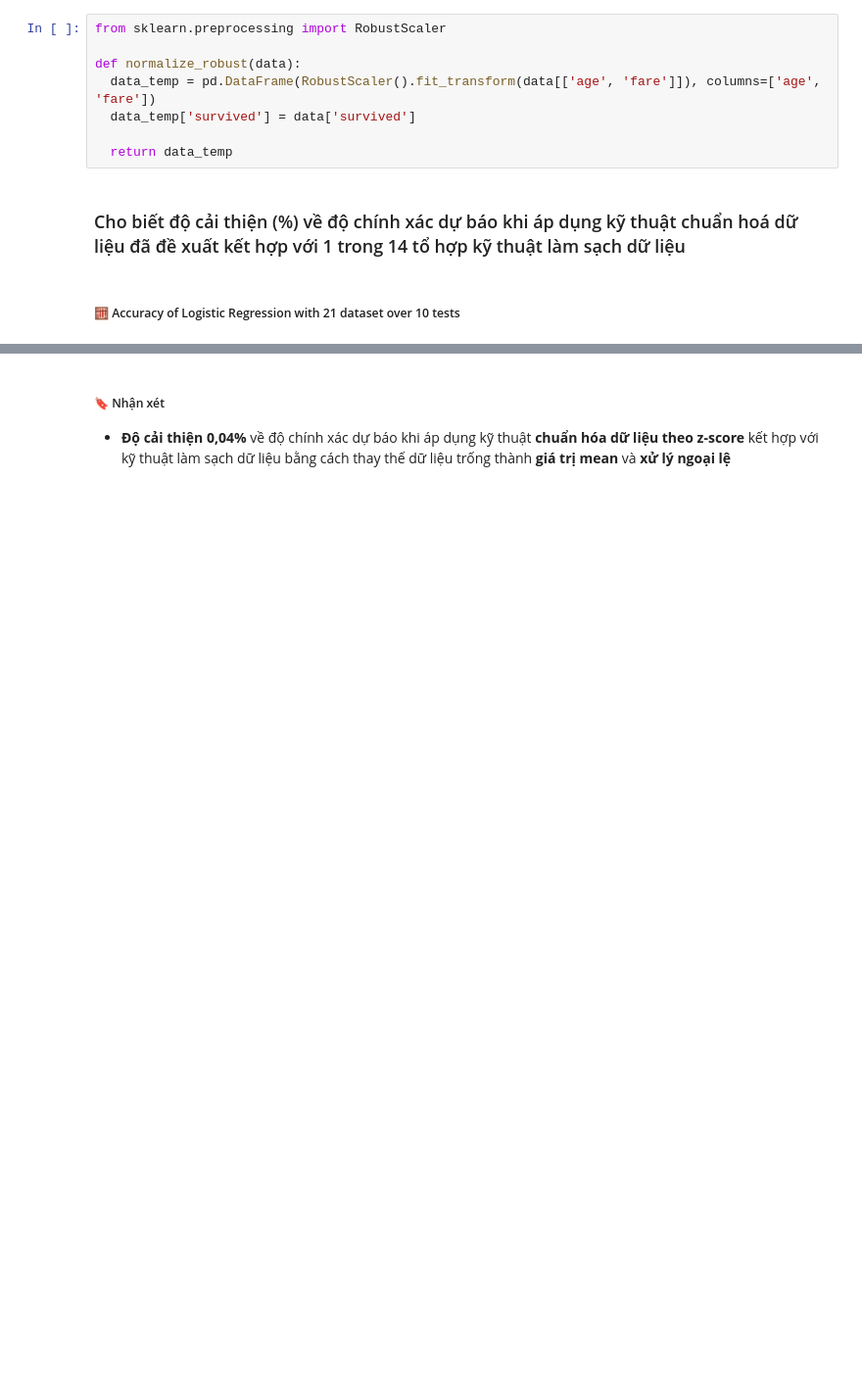
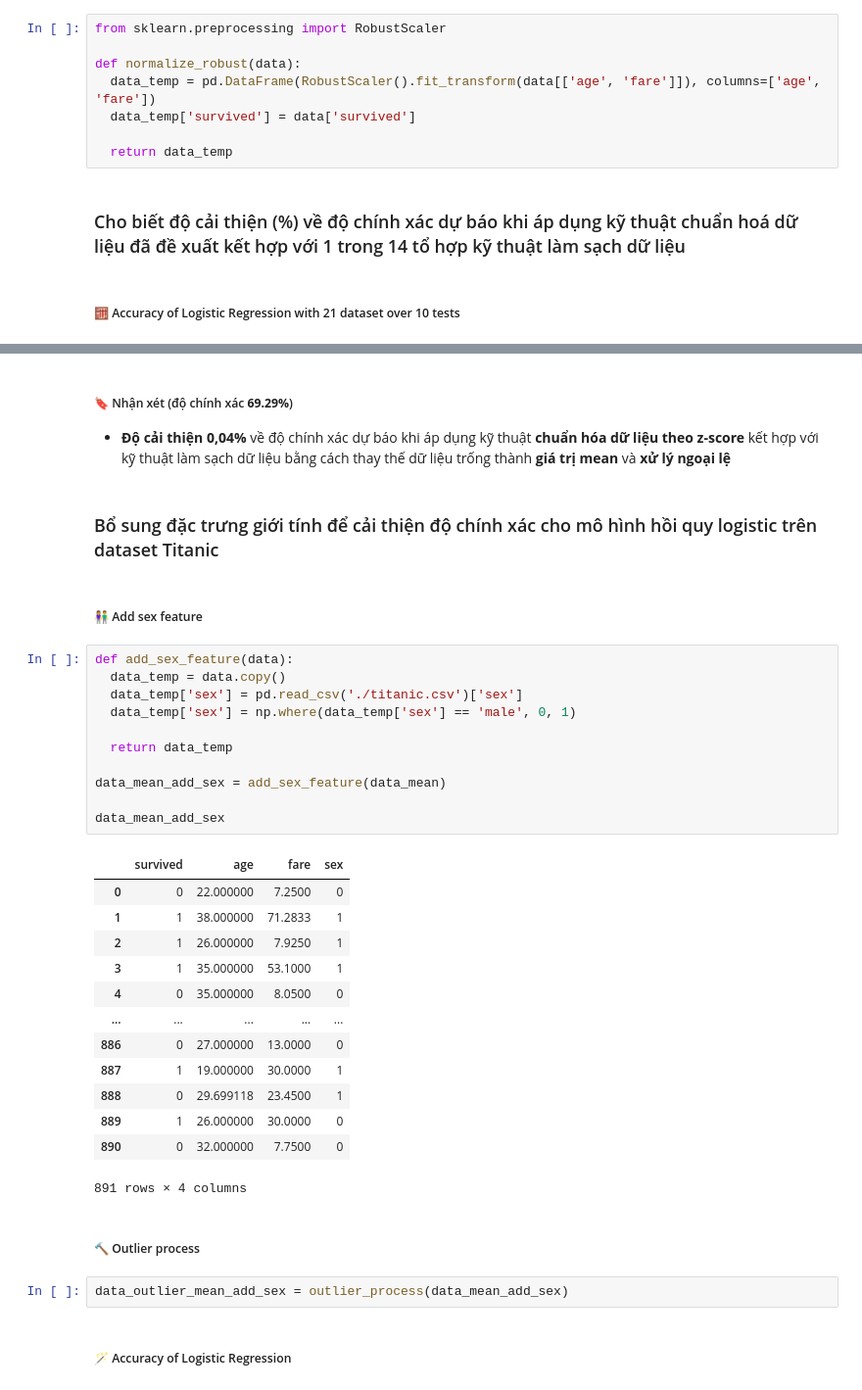
Before and after one commit to bongudth/titanic-data, a Jupyter notebook: 102190222-HuynhThiKhanhLinh.ipynb, the cells around one changed output, grey strips where cells are left out. Shown at 98% size. Drawn from its saved outputs; the diff is of its cells as text; blank space fills up the shorter version.

```diff
--- a/102190222-HuynhThiKhanhLinh.ipynb
+++ b/102190222-HuynhThiKhanhLinh.ipynb
@@ -356,3 +349,38 @@ pd.DataFrame({
 # %% [markdown]
-##### 🔖 Nhận xét
+##### 🔖 Nhận xét (độ chính xác **69.29%**)
 * **Độ cải thiện 0,04%** về độ chính xác dự báo khi áp dụng kỹ thuật **chuẩn hóa dữ liệu theo z-score** kết hợp với kỹ thuật làm sạch dữ liệu bằng cách thay thế dữ liệu trống thành **giá trị mean** và **xử lý ngoại lệ**
+# %% [markdown]
+### Bổ sung đặc trưng giới tính để cải thiện độ chính xác cho mô hình hồi quy logistic trên dataset Titanic
+# %% [markdown]
+##### 👫 Add sex feature
+# %%
+def add_sex_feature(data):
+  data_temp = data.copy()
+  data_temp['sex'] = pd.read_csv('./titanic.csv')['sex']
+  data_temp['sex'] = np.where(data_temp['sex'] == 'male', 0, 1)
+
+  return data_temp
+
+data_mean_add_sex = add_sex_feature(data_mean)
+
+data_mean_add_sex
+# %% [output]
+|  | survived | age | fare | sex |
+| 0 | 0 | 22.000000 | 7.2500 | 0 |
+| 1 | 1 | 38.000000 | 71.2833 | 1 |
+| 2 | 1 | 26.000000 | 7.9250 | 1 |
+| 3 | 1 | 35.000000 | 53.1000 | 1 |
+| 4 | 0 | 35.000000 | 8.0500 | 0 |
+| ... | ... | ... | ... | ... |
+| 886 | 0 | 27.000000 | 13.0000 | 0 |
+| 887 | 1 | 19.000000 | 30.0000 | 1 |
+| 888 | 0 | 29.699118 | 23.4500 | 1 |
+| 889 | 1 | 26.000000 | 30.0000 | 0 |
+| 890 | 0 | 32.000000 | 7.7500 | 0 |
+891 rows × 4 columns
+# %% [markdown]
+##### 🔨 Outlier process
+# %%
+data_outlier_mean_add_sex = outlier_process(data_mean_add_sex)
+# %% [markdown]
+##### 🪄 Accuracy of Logistic Regression
```
Also changed, not shown: parts of 11 cells of this notebook.
